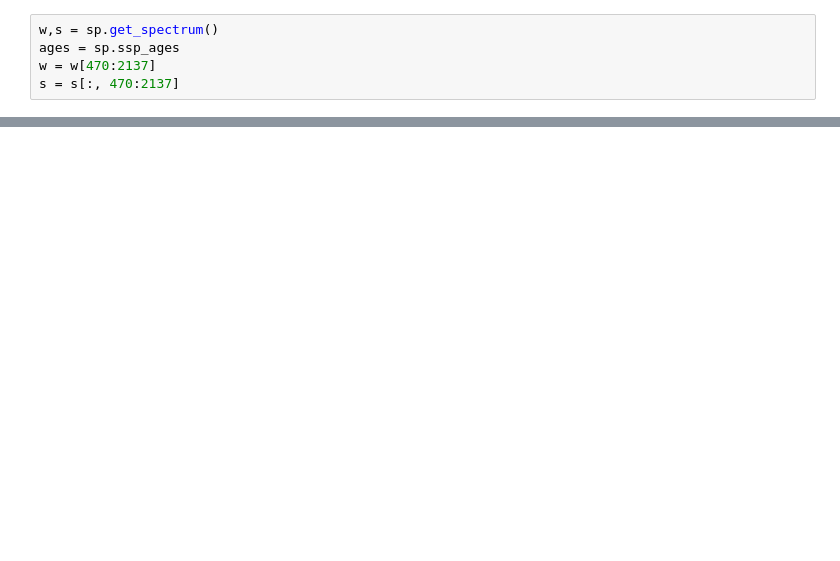
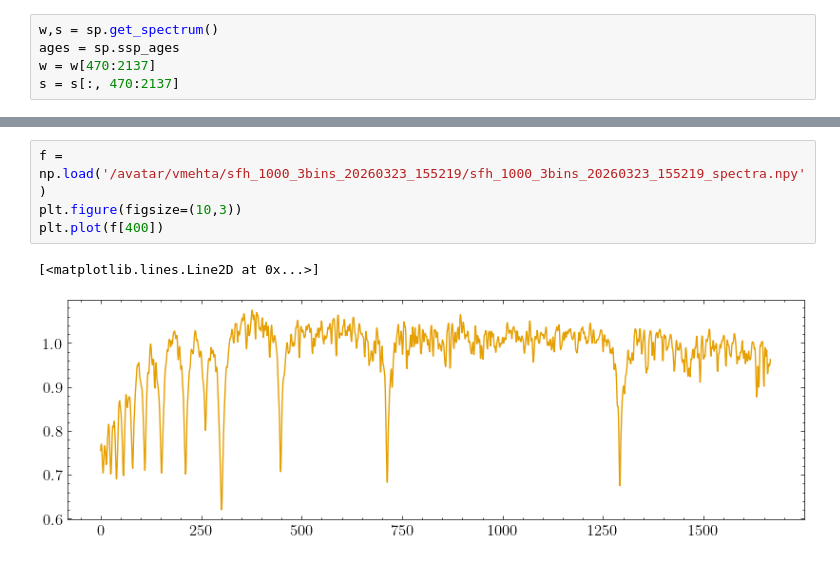
Before and after one commit to vernica-mehta/honours-project, a Jupyter notebook: code/notebooks/sfh.ipynb, the cells around one changed output, grey strips where cells are left out. Cells and saved outputs as stored; diff of their text form; blank space fills up the shorter version.

```diff
--- a/code/notebooks/sfh.ipynb
+++ b/code/notebooks/sfh.ipynb
@@ -80,0 +99,7 @@ plt.show()
+# %%
+f = np.load('/avatar/vmehta/sfh_1000_3bins_20260323_155219/sfh_1000_3bins_20260323_155219_spectra.npy')
+plt.figure(figsize=(10,3))
+plt.plot(f[400])
+# %% [output]
+[<matplotlib.lines.Line2D at 0x...>]
+[figure, added]
```
Also changed, not shown: parts of 9 cells of this notebook, 5 other files.
